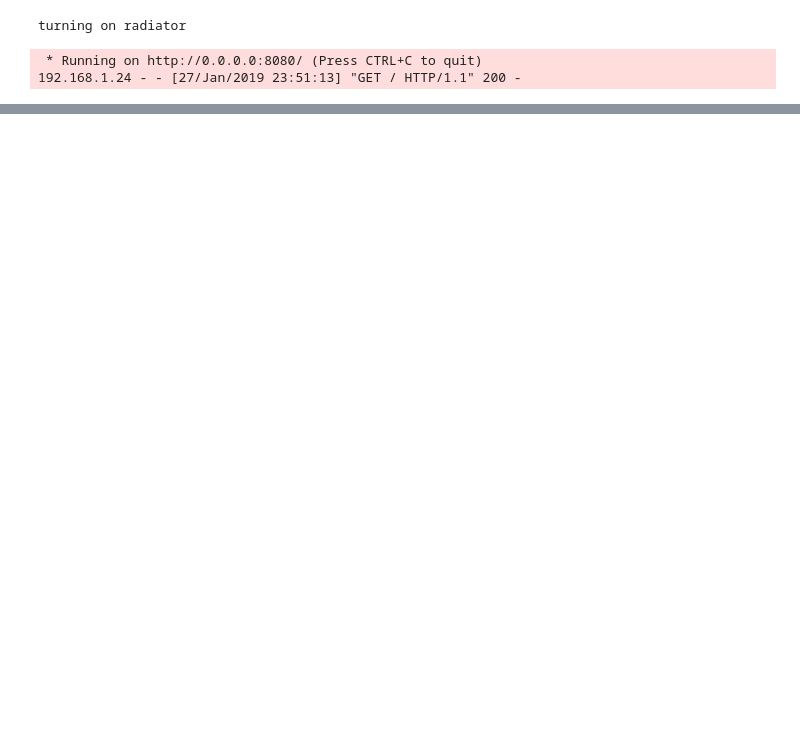
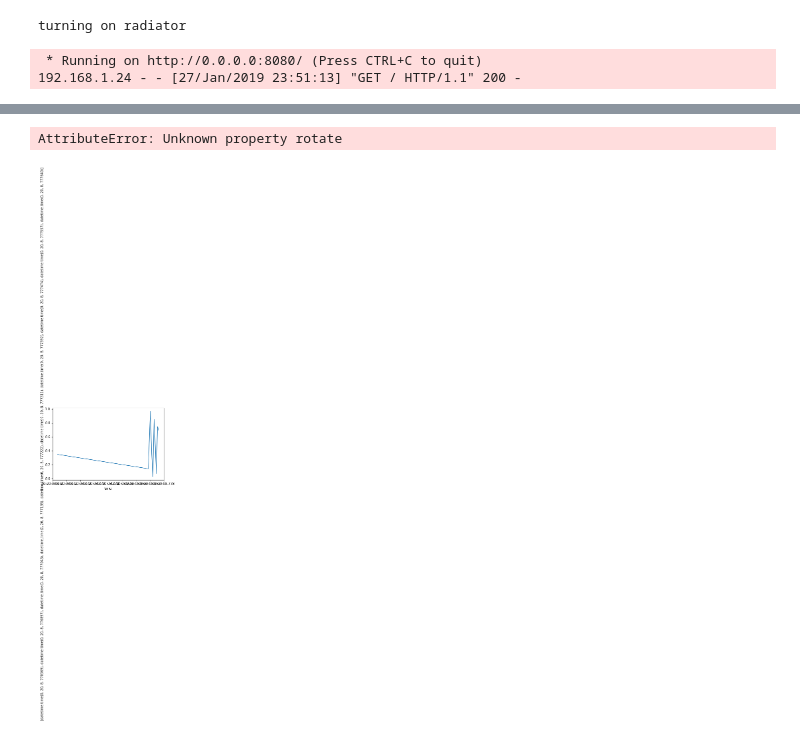
Before and after one commit to EdwardBurgin/home_automation, a Jupyter notebook: home_notebook.ipynb, the cells around one changed output, grey strips where cells are left out. Drawn from its saved outputs; the diff is of its cells as text; code cells hidden in the pictures; blank space fills up the shorter version.

```diff
--- a/home_notebook.ipynb
+++ b/home_notebook.ipynb
@@ -577,0 +624,6 @@ exposed_page = """
+# %%
+plt.plot(d)
+plt.ylabel(y, rotate=90)
+# %% [output]
+AttributeError: Unknown property rotate
+[figure, added]
```
Also changed, not shown: parts of 14 cells of this notebook, 1 other file.
